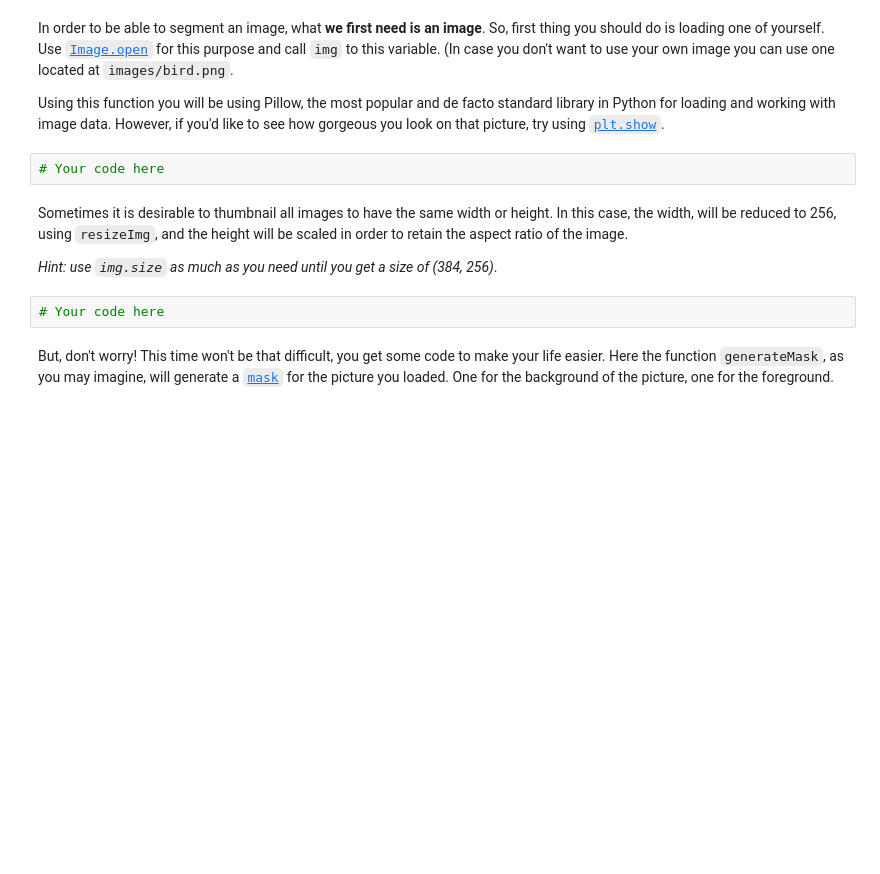
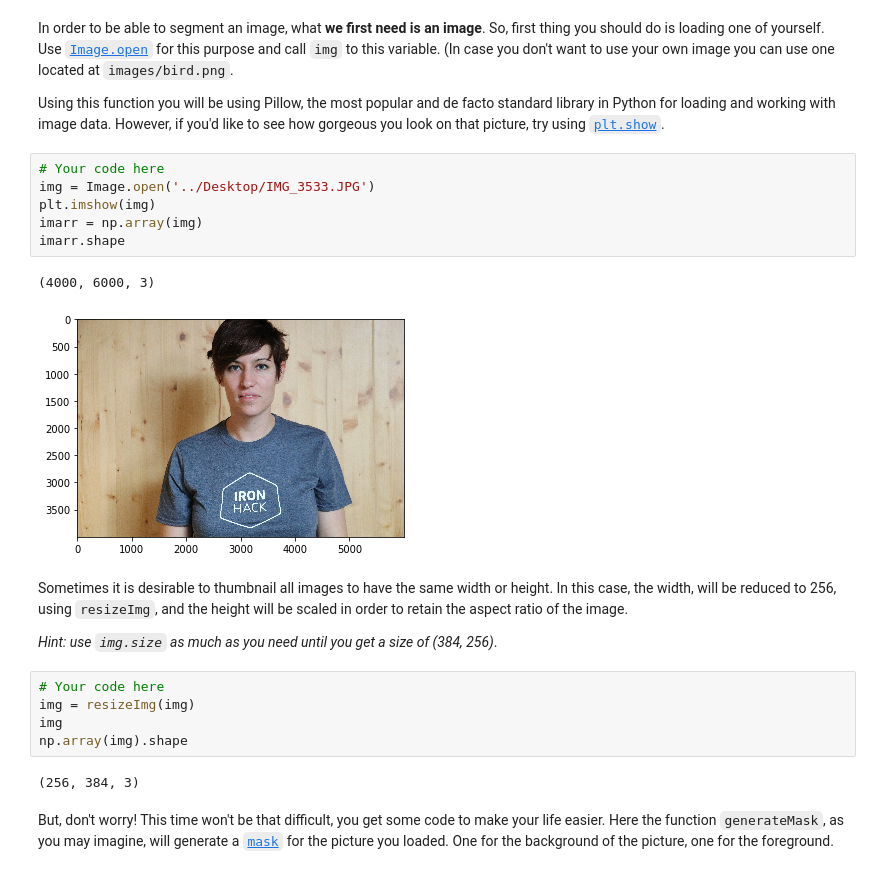
Before and after one commit to blancalluch/ImageSegmentation, a Jupyter notebook: main.ipynb, the cells around one changed output. Cells and saved outputs as stored; diff of their text form; blank space fills up the shorter version.

```diff
--- a/main.ipynb
+++ b/main.ipynb
@@ -43,14 +59,26 @@ from imageProcessing import resizeImg, generateMask
 In order to be able to segment an image, what **we first need is an image**. So, first thing you should do is loading one of yourself. Use [`Image.open`](https://pillow.readthedocs.io/en/3.1.x/reference/Image.html) for this purpose and call `img` to this variable. (In case you don't want to use your own image you can use one located at `images/bird.png`.
 
 Using this function you will be using Pillow, the most popular and de facto standard library in Python for loading and working with image data. However, if you'd like to see how gorgeous you look on that picture, try using [`plt.show`](https://matplotlib.org/api/_as_gen/matplotlib.pyplot.show.html).
-# %%
-# Your code here
+# %%
+# Your code here
+img = Image.open('../Desktop/IMG_3533.JPG')
+plt.imshow(img)
+imarr = np.array(img)
+imarr.shape
+# %% [output]
+(4000, 6000, 3)
+[figure, added]
 # %% [markdown]
 Sometimes it is desirable to thumbnail all images to have the same width or height. In this case, the width, will be reduced to 256, using `resizeImg`, and the height will be scaled in order to retain the aspect ratio of the image.
 
 *Hint: use `img.size` as much as you need until you get a size of (384, 256)*.
 # %%
 # Your code here
+img = resizeImg(img)
+img
+np.array(img).shape
+# %% [output]
+(256, 384, 3)
 # %% [markdown]
 But, don't worry! This time won't be that difficult, you get some code to make your life easier.
 Here the function `generateMask`, as you may imagine, will generate a [`mask`](http://www.xinapse.com/Manual/masking.html) for the picture you loaded. One for the background of the picture, one for the foreground.
```
Also changed, not shown: parts of 16 cells of this notebook.
